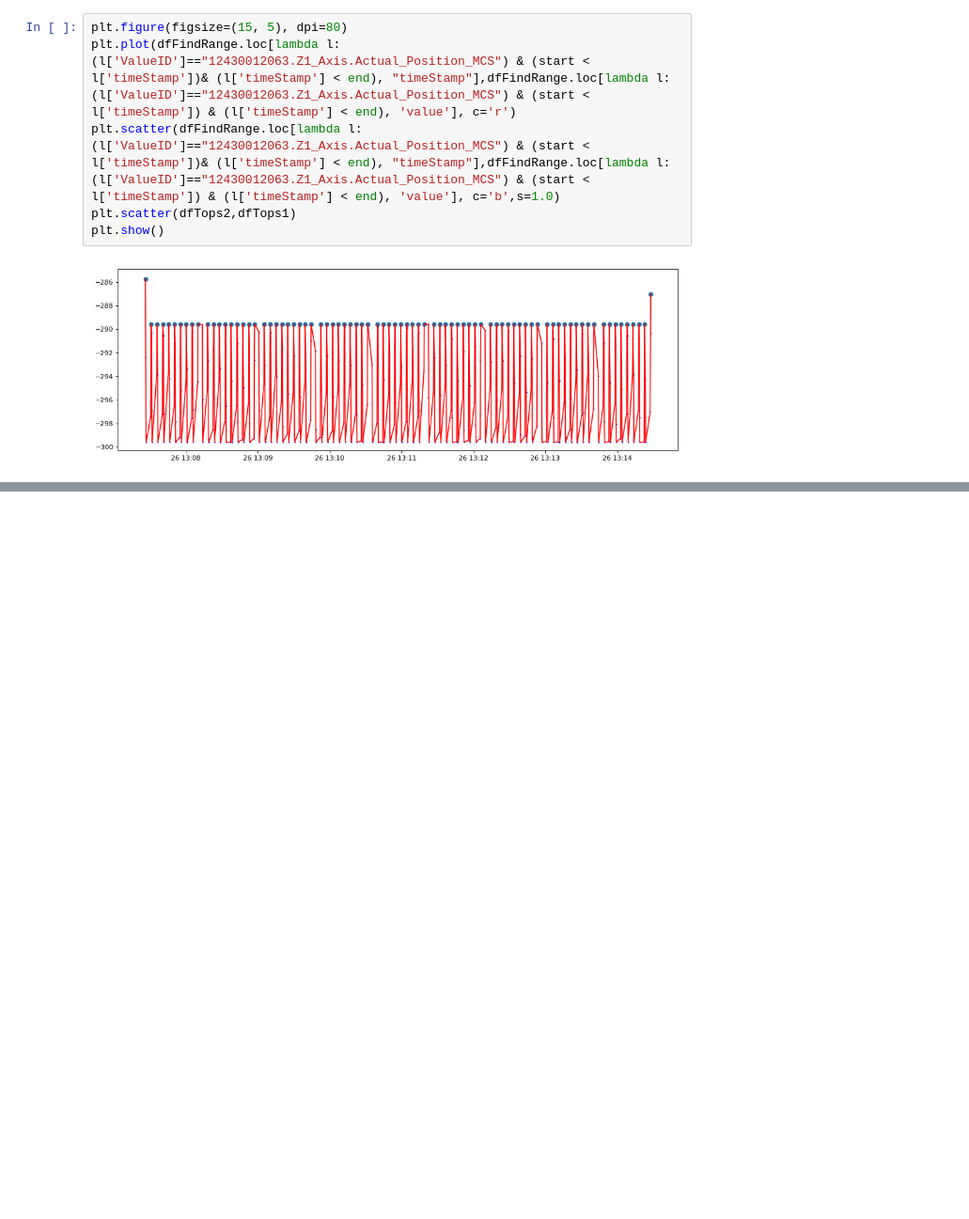
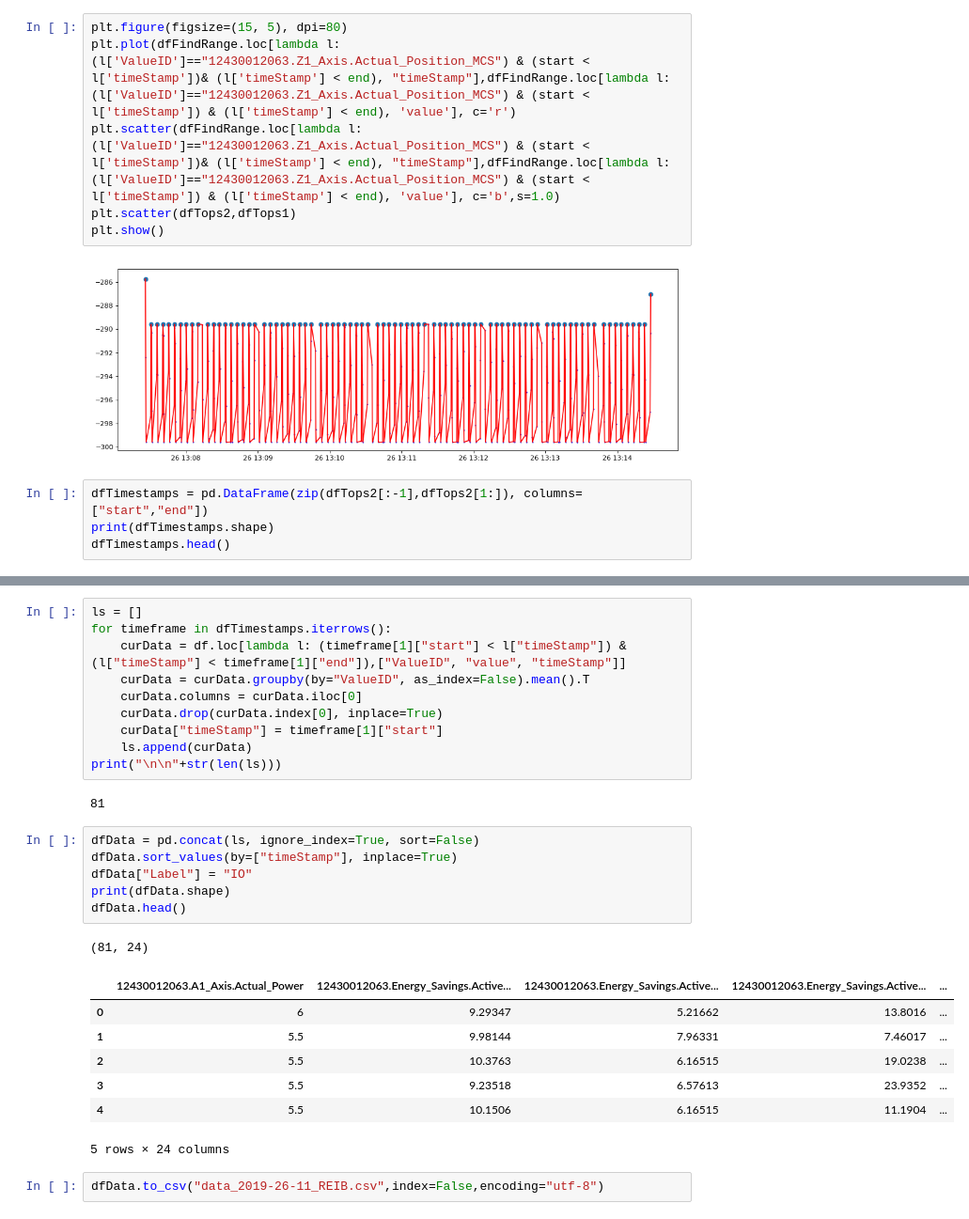
Before and after one commit to Xavubil/master_project_machine_learning, a Jupyter notebook: data_exploration/WorkWithMongoDB.ipynb, the cells around one changed output, grey strips where cells are left out. Shown at 94% size. Drawn from its saved outputs; the diff is of its cells as text; blank space fills up the shorter version.

```diff
--- a/data_exploration/WorkWithMongoDB.ipynb
+++ b/data_exploration/WorkWithMongoDB.ipynb
@@ -247,3 +241,7 @@ plt.scatter(dfTops2,dfTops1)
 plt.show()
 # %% [output]
 [figure]
+# %%
+dfTimestamps = pd.DataFrame(zip(dfTops2[:-1],dfTops2[1:]), columns=["start","end"])
+print(dfTimestamps.shape)
+dfTimestamps.head()
@@ -249,0 +256,29 @@ plt.show()
+# %%
+ls = []
+for timeframe in dfTimestamps.iterrows():
+    curData = df.loc[lambda l: (timeframe[1]["start"] < l["timeStamp"]) & (l["timeStamp"] < timeframe[1]["end"]),["ValueID", "value", "timeStamp"]]
+    curData = curData.groupby(by="ValueID", as_index=False).mean().T
+    curData.columns = curData.iloc[0]
+    curData.drop(curData.index[0], inplace=True)
+    curData["timeStamp"] = timeframe[1]["start"]
+    ls.append(curData)
+print("\n\n"+str(len(ls)))
+# %% [output]
+81
+# %%
+dfData = pd.concat(ls, ignore_index=True, sort=False)
+dfData.sort_values(by=["timeStamp"], inplace=True)
+dfData["Label"] = "IO"
+print(dfData.shape)
+dfData.head()
+# %% [output]
+(81, 24)
+|  | 12430012063.A1_Axis.Actual_Power | 12430012063.Energy_Savings.Active... | 12430012063.Energy_Savings.Active... | 12430012063.Energy_Savings.Active... | ... |
+| 0 | 6 | 9.29347 | 5.21662 | 13.8016 | ... |
+| 1 | 5.5 | 9.98144 | 7.96331 | 7.46017 | ... |
+| 2 | 5.5 | 10.3763 | 6.16515 | 19.0238 | ... |
+| 3 | 5.5 | 9.23518 | 6.57613 | 23.9352 | ... |
+| 4 | 5.5 | 10.1506 | 6.16515 | 11.1904 | ... |
+5 rows × 24 columns
+# %%
+dfData.to_csv("data_2019-26-11_REIB.csv",index=False,encoding="utf-8")
```
Also changed, not shown: parts of 3 cells of this notebook, 2 other files.
